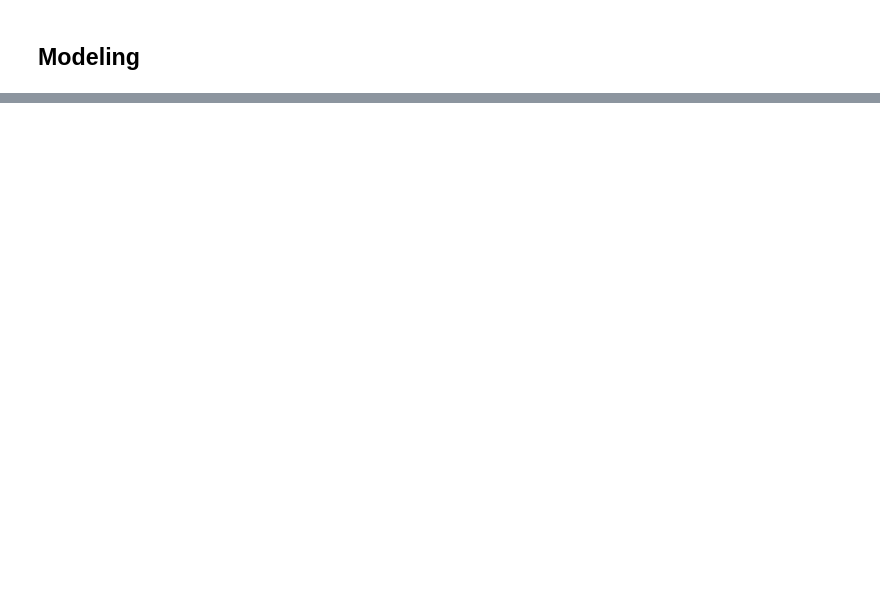
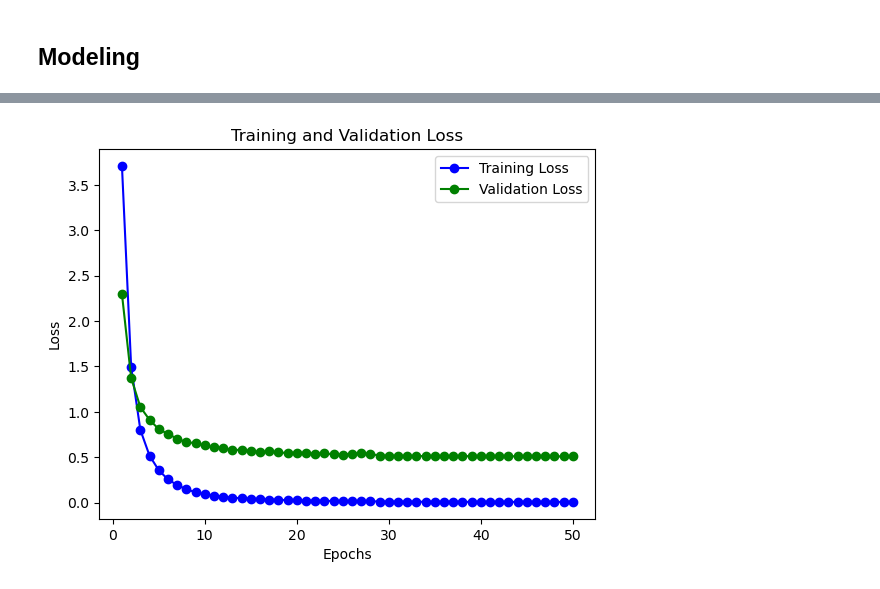
Before and after one commit to kyle1iao/Pokemon-Models, a Jupyter notebook: Image-Classifier.ipynb, the cells around one changed output, grey strips where cells are left out. Cells and saved outputs as stored; diff of their text form; code cells hidden in the pictures; blank space fills up the shorter version.

Commit message:
Train model, visualize learning curves

```diff
--- a/Image-Classifier.ipynb
+++ b/Image-Classifier.ipynb
@@ -85,0 +111,26 @@ for i in range(num_images):
+# %%
+from tensorflow.keras.layers import Layer
+
+img_size = 256
+
+base_model = DenseNet201(include_top=False, weights='imagenet', input_shape=(img_size, img_size, 3))
+
+for layer in base_model.layers:
+    layer.trainable = False
+
+class CustomGlobalAveragePooling2D(Layer):
+    def __init__(self, **kwargs):
+        super(CustomGlobalAveragePooling2D, self).__init__(**kwargs)
+
+    def call(self, inputs):
+        return tf.reduce_mean(inputs, axis=[1, 2])
+
+x = base_model.output
+x = CustomGlobalAveragePooling2D()(x)
+output = Dense(150, activation='softmax')(x)
+
+model = Model(inputs=base_model.input, outputs=output)
+
+model.compile(optimizer=Adam(learning_rate=0.001), loss='categorical_crossentropy', metrics=['accuracy'])
+
+# model.summary()
@@ -85,0 +168,5 @@ for i in range(num_images):
+# %%
+hist = model.fit(train_gen,
+                 validation_data=val_gen,
+                 epochs=50,
+                 callbacks=callbacks_list)
@@ -85,0 +191,15 @@ for i in range(num_images):
+# %%
+train_loss = hist.history['loss']
+val_loss = hist.history['val_loss']
+
+epochs = range(1, len(train_loss) + 1)
+
+plt.plot(epochs, train_loss, 'bo-', label='Training Loss')
+plt.plot(epochs, val_loss, 'go-', label='Validation Loss')
+plt.title('Training and Validation Loss')
+plt.xlabel('Epochs')
+plt.ylabel('Loss')
+plt.legend()
+plt.show()
+# %% [output]
+[figure, added]
```
Also changed, not shown: parts of 15 cells of this notebook.
